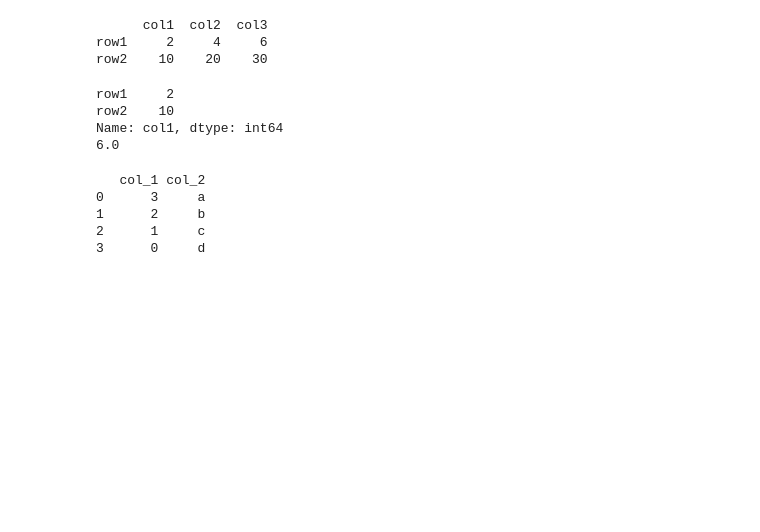
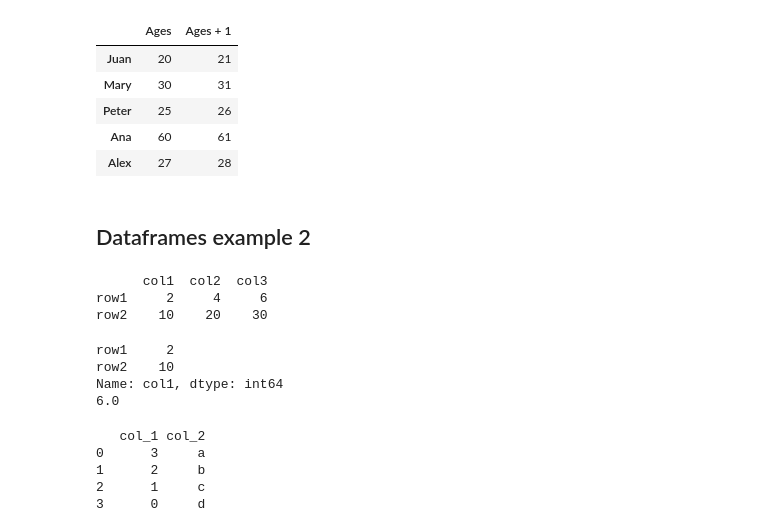
Before and after one commit to alezanper/python-notes, a Jupyter notebook: Pandas/02_DataFrames.ipynb, the cells around one changed output. Drawn from its saved outputs; the diff is of its cells as text; code cells hidden in the pictures; blank space fills up the shorter version.

Commit message:
Dataframe Update

```diff
--- a/Pandas/02_DataFrames.ipynb
+++ b/Pandas/02_DataFrames.ipynb
@@ -0,0 +3,5 @@
+# %%
+import pandas as pd
+
+ages = pd.Series([20, 30, 25, 60, 27], index = ['Juan', 'Mary', 'Peter', 'Ana', 'Alex'])
+ages
@@ -0,0 +15,3 @@
+# %%
+ages2 = pd.Series([21, 31, 26, 61, 28], index = ['Juan', 'Mary', 'Peter', 'Ana', 'Alex'])
+ages2
@@ -1,2 +35,14 @@
+# %%
+d_ages = pd.DataFrame({'Ages': ages, 'Ages + 1': ages2})
+d_ages
+# %% [output]
+|  | Ages | Ages + 1 |
+| Juan | 20 | 21 |
+| Mary | 30 | 31 |
+| Peter | 25 | 26 |
+| Ana | 60 | 61 |
+| Alex | 27 | 28 |
+# %% [markdown]
+## Dataframes example 2
 # %%
 # importing pandas
```
Also changed, not shown: parts of 22 cells of this notebook.
